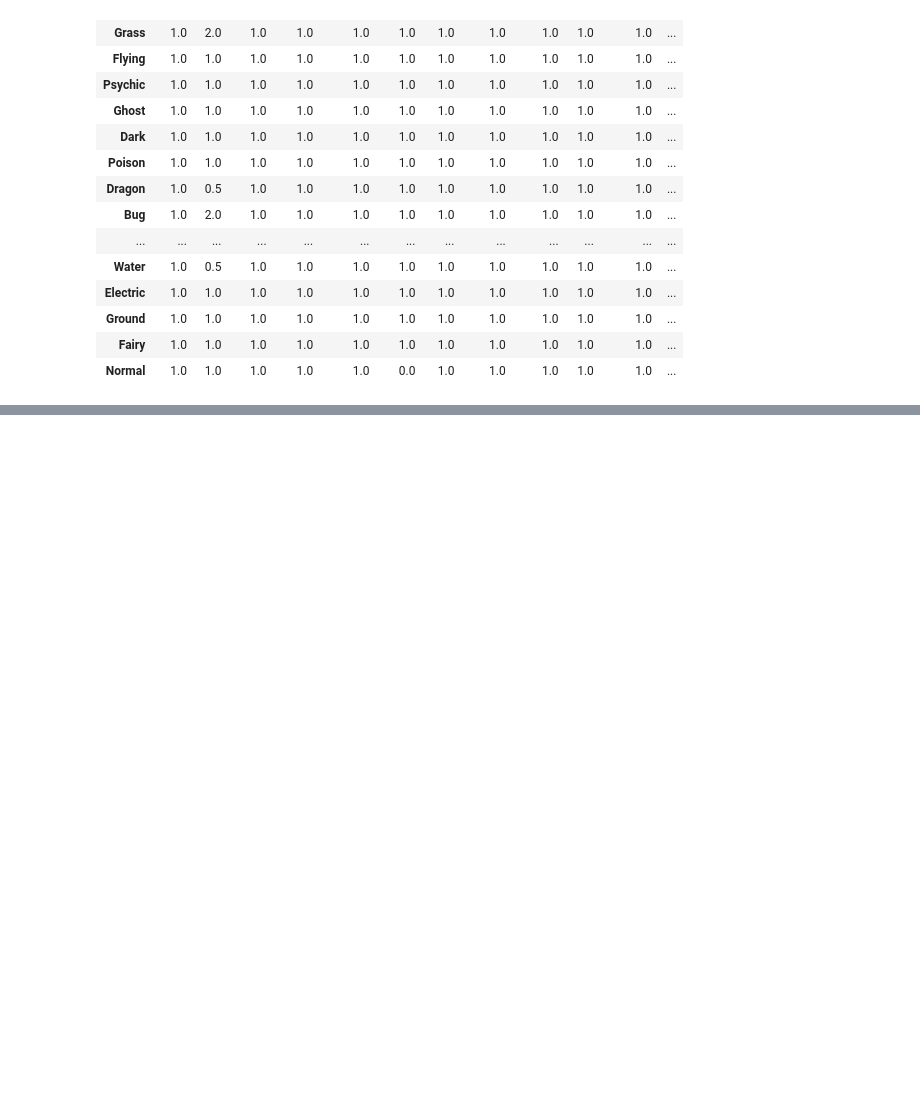
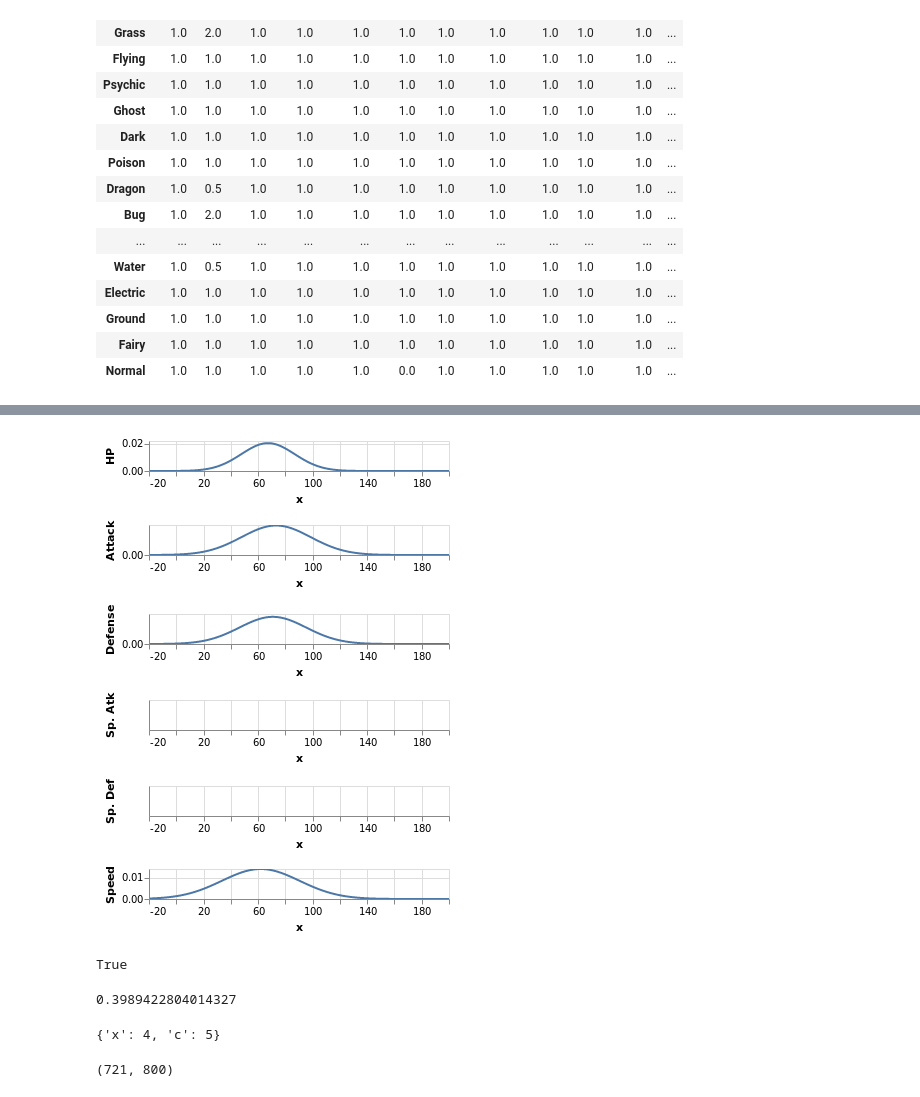
Before and after one commit to pokepokepokedex/Pokedex-DS-Quinn, a Jupyter notebook: pokesketch.ipynb, the cells around one changed output, grey strips where cells are left out. Saved outputs shown, nothing was run; the diff lists cells and outputs as text; code cells hidden in the pictures; blank space fills up the shorter version.

```diff
--- a/pokesketch.ipynb
+++ b/pokesketch.ipynb
@@ -85,3 +85,13 @@ ordering
 | Ground | 1.0 | 1.0 | 1.0 | 1.0 | 1.0 | 1.0 | 1.0 | 1.0 | 1.0 | 1.0 | 1.0 | ... |
 | Fairy | 1.0 | 1.0 | 1.0 | 1.0 | 1.0 | 1.0 | 1.0 | 1.0 | 1.0 | 1.0 | 1.0 | ... |
 | Normal | 1.0 | 1.0 | 1.0 | 1.0 | 1.0 | 0.0 | 1.0 | 1.0 | 1.0 | 1.0 | 1.0 | ... |
+# %%
+datpath = "https://raw.githubusercontent.com/pokepokepokedex/Pokedex/master/Pokemon.csv"
+
+def cleansk_less(datf: pd.DataFrame) -> pd.DataFrame:
+    return (datf.fillna('') # note: type 2 is the only one with any nulls at all
+                .assign(Legendary = [1 if x else 0 for x in datf.Legendary]))
+
+df = pd.read_csv(datpath).pipe(cleansk_less)
+
+df.head()
@@ -87,0 +106,50 @@ ordering
+# %%
+from scipy.stats import norm
+from typing import Optional
+from functools import reduce
+Vcat = lambda R,S: R & S
+
+def stats_array(datf: pd.DataFrame = df, tp: Optional[str] = None) -> alt.Chart:
+    if tp is not None:
+        df = datf[datf['Type 1']==tp]
+    else:
+        df = datf
+    s = df.columns[5:11]
+    x = np.linspace(-20, 200, 1000)
+    gaussians = {name: norm(loc=df[name].mean(), scale=df[name].std()) for name in s}
+    bells = pd.DataFrame({**{'x': x}, **{name: gaussians[name].pdf(x) for name in s}})
+
+    C = alt.Chart(bells, height=30, width=300).mark_line().encode(x='x').interactive()
+    charts = {name: C.encode(y=name) for name in s}
+    return reduce(Vcat, [charts[name] for name in s])
+
+stats_array(tp='Grass')
+
+#df[df.columns[5:11]].mean(), df[df.columns[5:11]].std()
+# %% [output]
+[figure, added]
+# %%
+#norm(loc=df.HP.mean(), scale=df.HP.std()).pdf(np.linspace(-500,500,1000))
+
+"None" is not None
+# %% [output]
+True
+# %%
+norm(loc=44, scale=1).pdf(44)
+# %% [output]
+0.3989422804014327
+# %%
+k = {'x': 4}
+l = {'c': 5}
+
+{**k, **l}
+# %% [output]
+{'x': 4, 'c': 5}
+# %%
+from seaborn import pairplot
+
+#pairplot(df[df.columns[5:11]]);
+
+df['#'].max(), df.shape[0]
+# %% [output]
+(721, 800)
```
Also changed, not shown: parts of 10 cells of this notebook, 1 other file.
